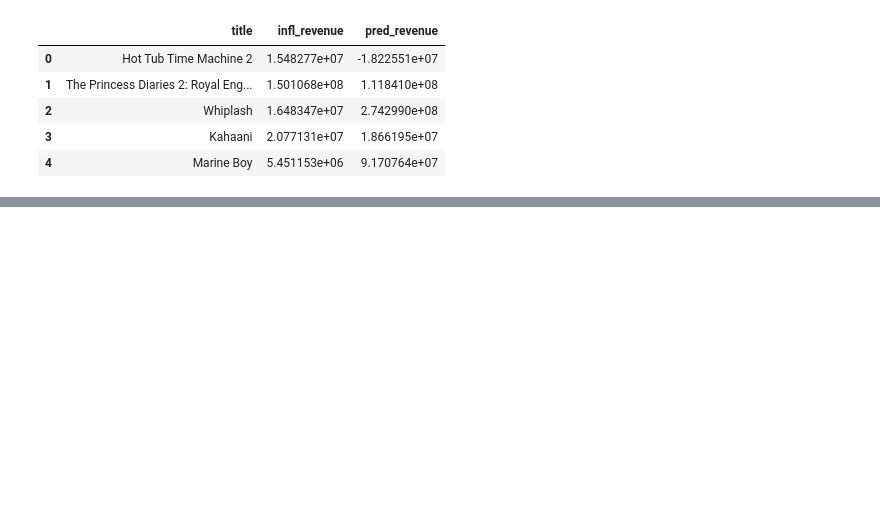
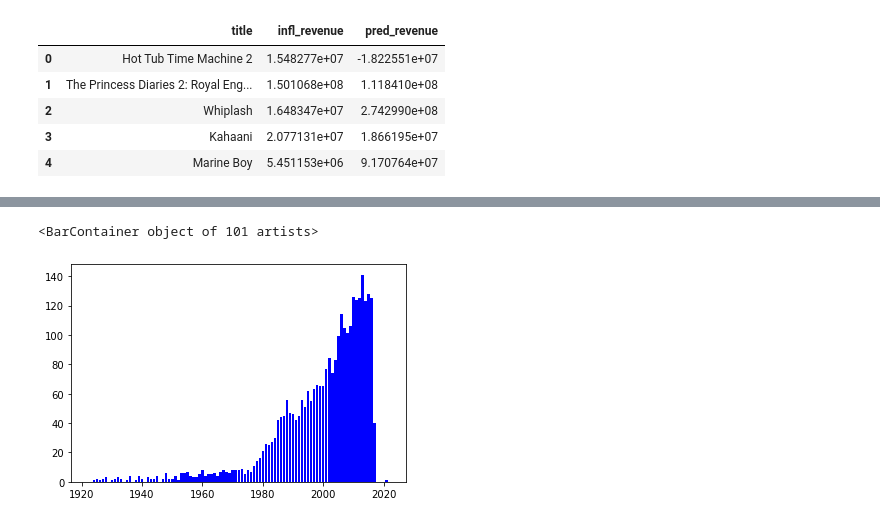
Before and after one commit to breebhu/ErdosProject, a Jupyter notebook: DataCleaning.ipynb, the cells around one changed output, grey strips where cells are left out. Cells and saved outputs as stored; diff of their text form; code cells hidden in the pictures; blank space fills up the shorter version.

```diff
--- a/DataCleaning.ipynb
+++ b/DataCleaning.ipynb
@@ -521,0 +600,6 @@ mov_train[['title','infl_revenue','pred_revenue']].head()
+# %%
+for j in mov_test.index:
+    name = mov_test.loc[j,'title']
+    temp = movies[movies.title==name]
+    if len(temp) == 1:
+        mov_test.loc[j,'revenue']= temp.revenue.iloc[0]
@@ -521,0 +616,12 @@ mov_train[['title','infl_revenue','pred_revenue']].head()
+# %%
+mov_year = pd.DataFrame(columns = ['year','number_movies','tot_budget','avg_budget','tot_revenue','avg_revenue','tot_mod_budget','avg_mod_budget','tot_infl_revenue','avg_infl_revenue'])
+# %%
+for j in range(1922,2023):
+    mov_year.loc[j-1922] = [j,0,0,0,0,0,0,0,0,0]
+for j in mov_train.index:
+    y = mov_train.loc[j,'year']
+    mov_year.loc[y-1922,'number_movies'] = mov_year.loc[y-1922,'number_movies'] + 1
+    mov_year.loc[y-1922,'tot_revenue'] = mov_year.loc[y-1922,'tot_revenue'] + mov_train.loc[j,'revenue']
+    mov_year.loc[y-1922,'tot_budget'] = mov_year.loc[y-1922,'tot_budget'] + mov_train.loc[j,'budget']
+    mov_year.loc[y-1922,'tot_infl_revenue'] = mov_year.loc[y-1922,'tot_infl_revenue'] + mov_train.loc[j,'infl_revenue']
+    mov_year.loc[y-1922,'tot_mod_budget'] = mov_year.loc[y-1922,'tot_mod_budget'] + mov_train.loc[j,'mod_budget']
@@ -521,0 +637,12 @@ mov_train[['title','infl_revenue','pred_revenue']].head()
+# %%
+for j in mov_year.index:
+    if mov_year.loc[j,'number_movies'] != 0:
+        mov_year.loc[j,'avg_revenue'] = mov_year.loc[j,'tot_revenue']/mov_year.loc[j,'number_movies']
+        mov_year.loc[j,'avg_budget'] = mov_year.loc[j,'tot_budget']/mov_year.loc[j,'number_movies']
+        mov_year.loc[j,'avg_infl_revenue'] = mov_year.loc[j,'tot_infl_revenue']/mov_year.loc[j,'number_movies']
+        mov_year.loc[j,'avg_mod_budget'] = mov_year.loc[j,'tot_mod_budget']/mov_year.loc[j,'number_movies']
+# %%
+plt.bar(mov_year.keys(),mov_year.values([0]), color = 'b')
+# %% [output]
+<BarContainer object of 101 artists>
+[figure, added]
```
Also changed, not shown: parts of 30 cells of this notebook.
